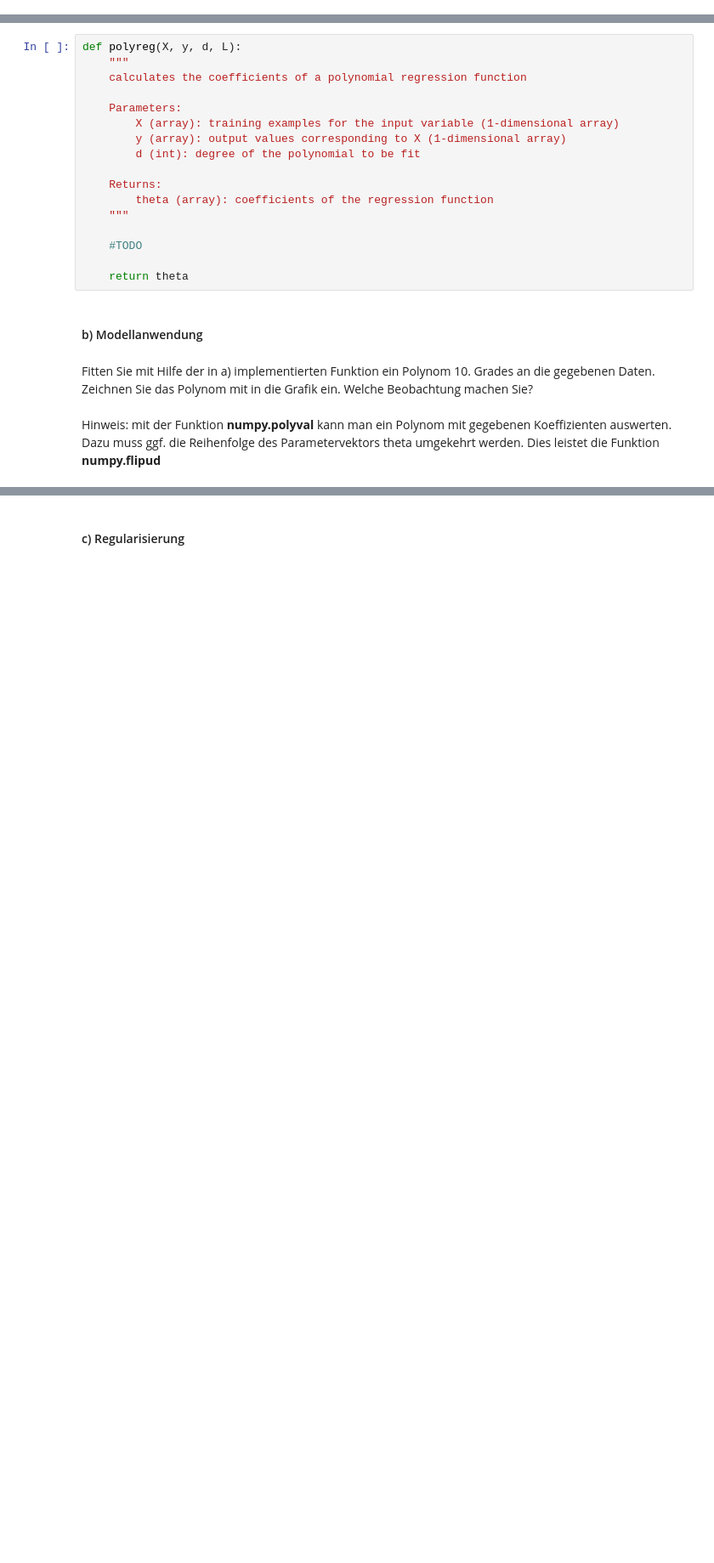
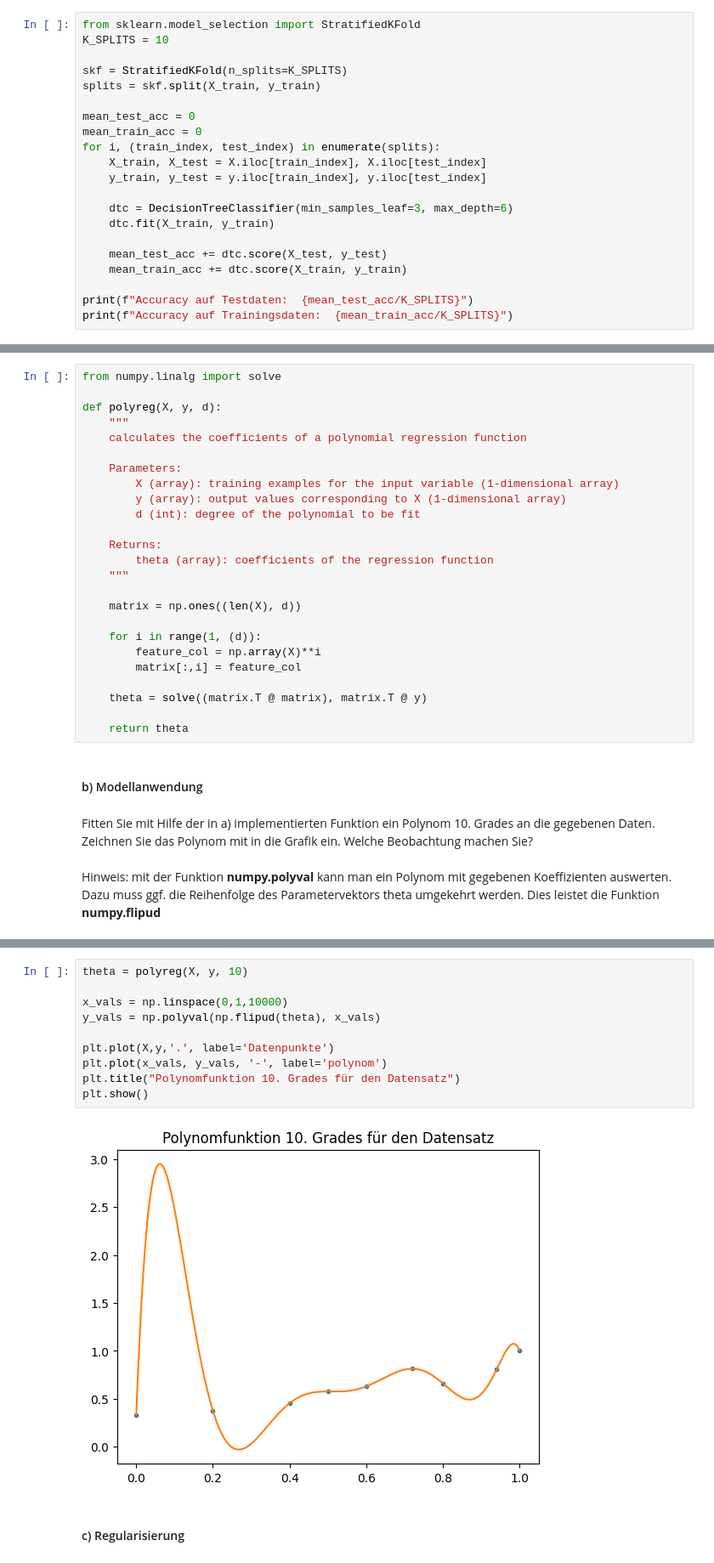
Before and after one commit to Schmiddi3110/MasterStudium, a Jupyter notebook: MAL/FehleranalyseKreuzvalidierung/Uebung_biasvariance.ipynb, the cells around one changed output, grey strips where cells are left out. Shown at 85% size. Saved outputs shown, nothing was run; the diff lists cells and outputs as text; blank space fills up the shorter version.

```diff
--- a/MAL/FehleranalyseKreuzvalidierung/Uebung_biasvariance.ipynb
+++ b/MAL/FehleranalyseKreuzvalidierung/Uebung_biasvariance.ipynb
@@ -33,0 +56,21 @@ Wiederholen Sie nun Teilaufgabe a), indem Sie $10$-fache Kreuzvalidierung durchf
+# %%
+from sklearn.model_selection import StratifiedKFold
+K_SPLITS = 10
+
+skf = StratifiedKFold(n_splits=K_SPLITS)
+splits = skf.split(X_train, y_train)
+
+mean_test_acc = 0
+mean_train_acc = 0
+for i, (train_index, test_index) in enumerate(splits):
+    X_train, X_test = X.iloc[train_index], X.iloc[test_index]
+    y_train, y_test = y.iloc[train_index], y.iloc[test_index]
+
+    dtc = DecisionTreeClassifier(min_samples_leaf=3, max_depth=6)
+    dtc.fit(X_train, y_train)
+
+    mean_test_acc += dtc.score(X_test, y_test)
+    mean_train_acc += dtc.score(X_train, y_train)
+
+print(f"Accuracy auf Testdaten:  {mean_test_acc/K_SPLITS}")
+print(f"Accuracy auf Trainingsdaten:  {mean_train_acc/K_SPLITS}")
@@ -87,7 +180,9 @@ plt.plot(X,y,'.')
 # %% [markdown]
 Implementieren Sie eine Funktion namens **polyreg**, die die Parameter $\vec{\theta}=(\theta_0,\theta_1,\ldots,\theta_d)$ einer polynomialen Regression mit Hilfe eines Least-Squares-Ansatzes berechnet. Es soll also in Abhängigkeit vom Polynomgrad $d$ eine Modellfunktion der Form $f_{\vec{\theta}}(x)=\theta_0+\theta_1x+\theta_2x^2+\ldots+\theta_dx^d$ bestimmt werden. Stellen Sie dazu die Normalgleichungen auf (s. Vorlesung über Lineare Regression) und lösen Sie diese.
 # %%
-def polyreg(X, y, d, L):
+from numpy.linalg import solve
+
+def polyreg(X, y, d):
     """
     calculates the coefficients of a polynomial regression function
 
@@ -100,7 +195,13 @@ def polyreg(X, y, d, L):
         theta (array): coefficients of the regression function
     """
 
-    #TODO
+    matrix = np.ones((len(X), d))
+
+    for i in range(1, (d)):
+        feature_col = np.array(X)**i
+        matrix[:,i] = feature_col
+
+    theta = solve((matrix.T @ matrix), matrix.T @ y)
 
     return theta
 # %% [markdown]
@@ -114,3 +213,15 @@ Hinweis: mit der Funktion **numpy.polyval** kann man ein Polynom mit gegebenen K
+# %%
+theta = polyreg(X, y, 10)
+
+x_vals = np.linspace(0,1,10000)
+y_vals = np.polyval(np.flipud(theta), x_vals)
+
+plt.plot(X,y,'.', label='Datenpunkte')
+plt.plot(x_vals, y_vals, '-', label='polynom')
+plt.title("Polynomfunktion 10. Grades für den Datensatz")
+plt.show()
+# %% [output]
+[figure, added]
 # %% [markdown]
 #### c) Regularisierung
 # %% [markdown]
```
Also changed, not shown: parts of 18 cells of this notebook.
